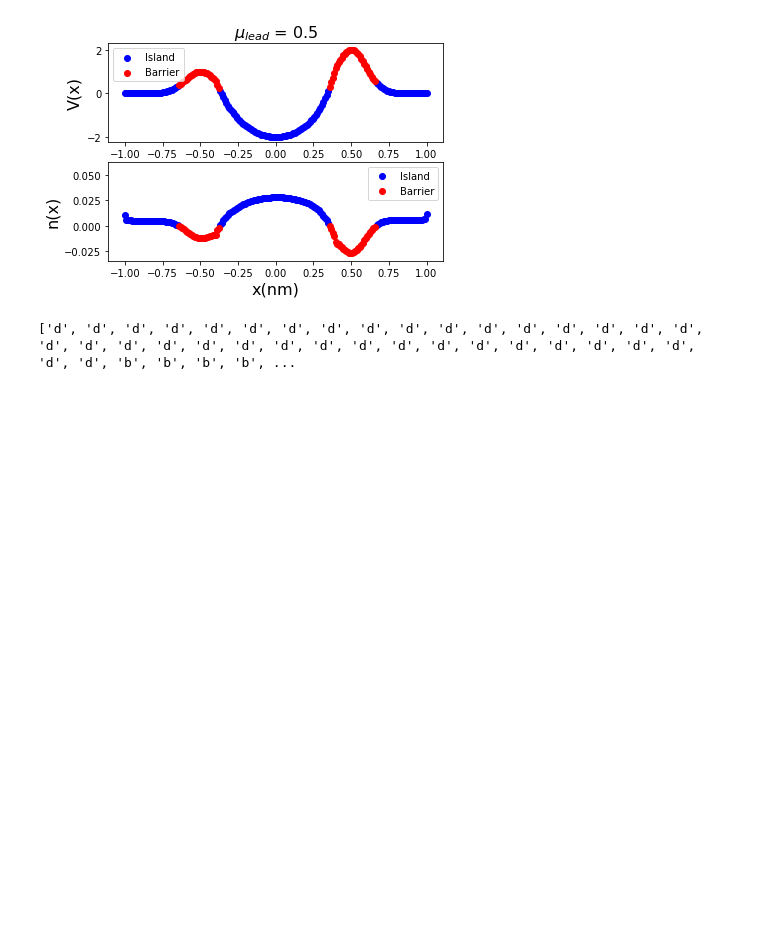
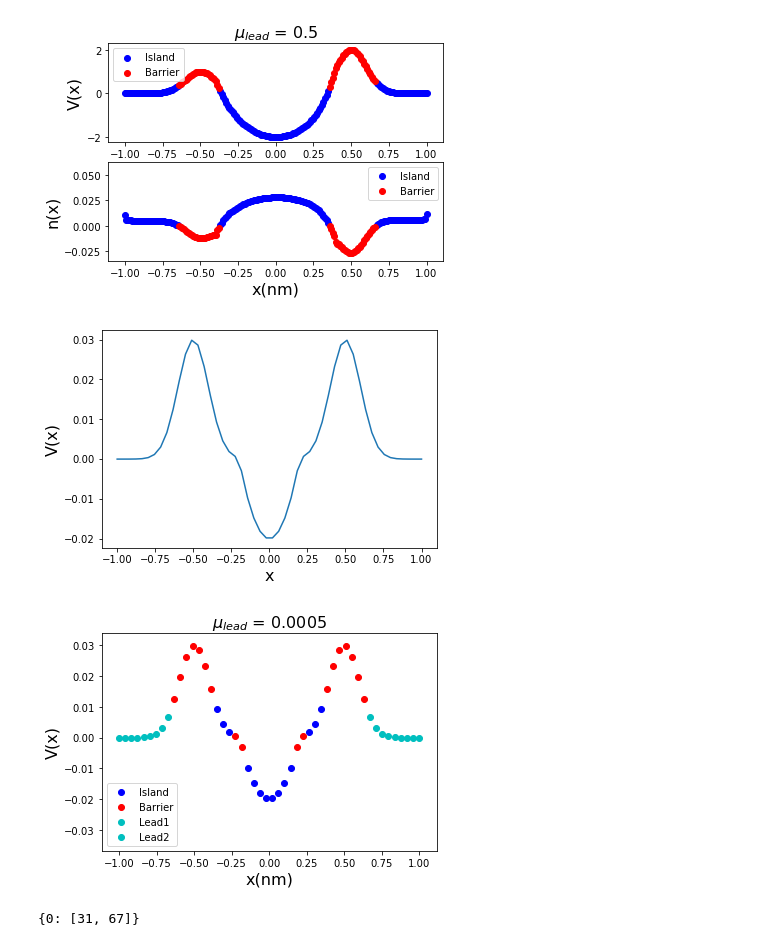
Before and after one commit to Quantumgame/quantum-ml, a Jupyter notebook: ndot/lib/playground.ipynb, the cells around one changed output. Drawn from its saved outputs; the diff is of its cells as text; code cells hidden in the pictures; blank space fills up the shorter version.

Commit message:
finite size single dot working

```diff
--- a/ndot/lib/playground.ipynb
+++ b/ndot/lib/playground.ipynb
@@ -130,7 +91,57 @@ axarr[1].set_ylabel('n(x)',fontsize=16)
 # %% [output]
 <matplotlib.text.Text at 0x...>
 [figure]
-# %%
-print mask
-# %% [output]
-['d', 'd', 'd', 'd', 'd', 'd', 'd', 'd', 'd', 'd', 'd', 'd', 'd', 'd', 'd', 'd', 'd', 'd', 'd', 'd', 'd', 'd', 'd', 'd', 'd', 'd', 'd', 'd', 'd', 'd', 'd', 'd', 'd', 'd', 'd', 'd', 'b', 'b', 'b', 'b', ...
+# %%
+import numpy as np
+import dot_classifier_tf
+reload(dot_classifier_tf)
+import potential_profile
+reload(potential_profile)
+
+N_grid = 50
+x = np.linspace(-1,1,N_grid)
+
+d = (0.2,-20e-3)
+b1 = (30e-3,0.5,0.1)
+b2 = (30e-3,-0.5,0.1)
+
+V = potential_profile.single_dot_V_x(x,d,b1,b2)
+
+plt.figure(1)
+plt.plot(x,V)
+plt.xlabel('x',fontsize=16)
+plt.ylabel('V(x)',fontsize=16)
+
+K = dot_classifier_tf.create_K_matrix(x,E_scale=1e-3,sigma=(x[1] - x[0]))
+#K = np.identity(len(x))
+mu = 0.5e-3
+
+mask = dot_classifier_tf.get_mask(x,V,K,mu)
+
+plt.figure(2)
+lead1 = [i for i, ele in enumerate(mask) if ele == 'l1']
+lead2 = [i for i, ele in enumerate(mask) if ele == 'l2']
+barrier = [i for i, ele in enumerate(mask) if ele == 'b']
+dot = [i for i, ele in enumerate(mask) if ele == 'd']
+
+plt.scatter(x[dot],V[dot],color='b')
+plt.scatter(x[barrier],V[barrier],color='r')
+plt.scatter(x[lead1],V[lead1],color='c')
+plt.scatter(x[lead2],V[lead2],color='c')
+plt.legend(('Island','Barrier','Lead1','Lead2'))
+plt.xlabel('x(nm)',fontsize=16)
+plt.ylabel('V(x)',fontsize=16)
+plt.title(r'$\mu_{lead}$ = ' + str(mu),fontsize=16)
+
+import dot_classifier
+reload(dot_classifier)
+
+mask = dot_classifier.get_mask(x,V,K,mu)
+dot_info = dot_classifier.get_dot_info(mask)
+# %% [output]
+[figure, added]
+[figure, added]
+# %%
+dot_info
+# %% [output]
+{0: [31, 67]}
```
Also changed, not shown: parts of 3 cells of this notebook, 7 other files.
